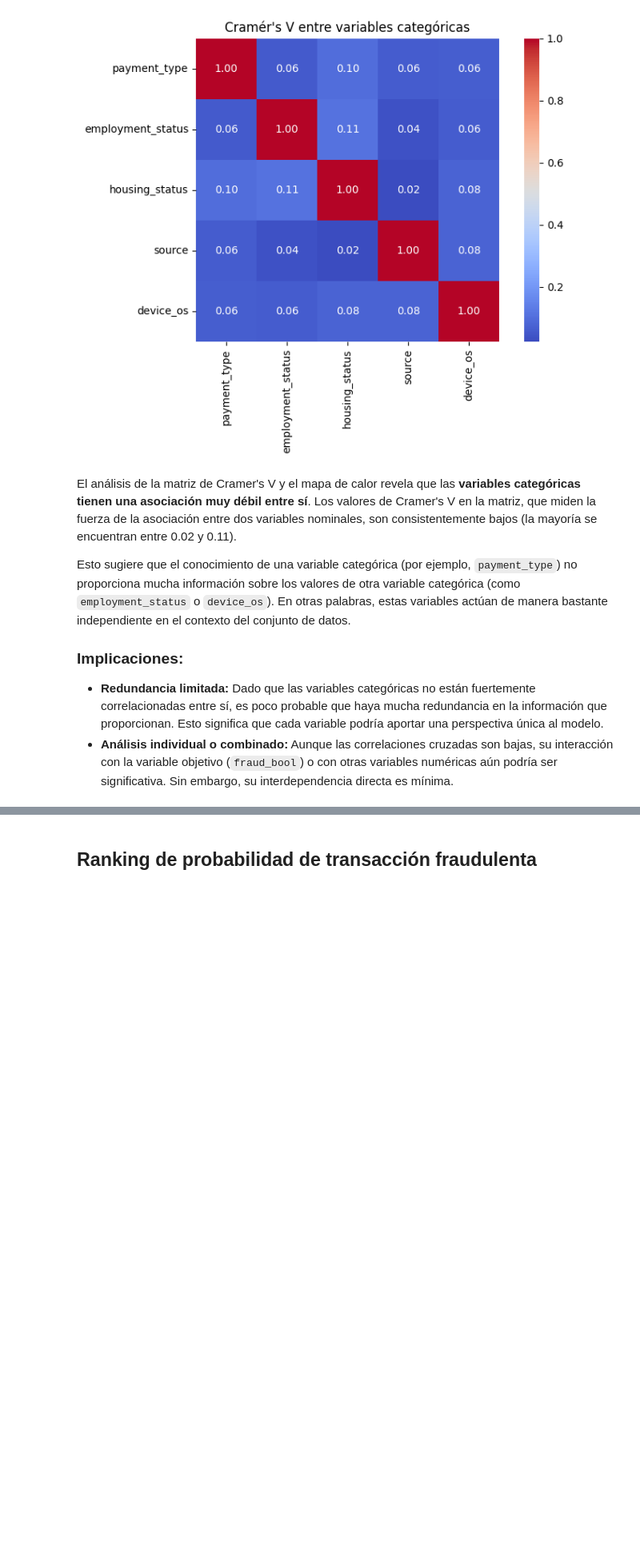
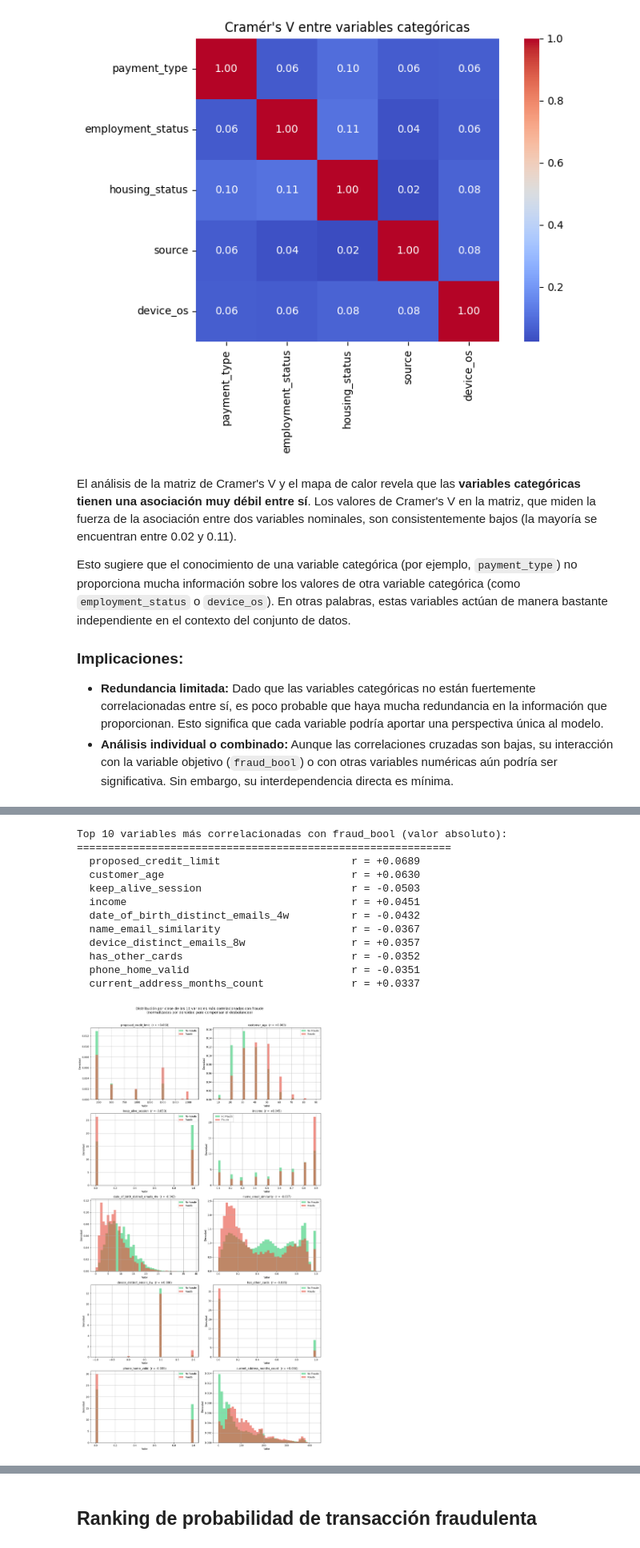
Before and after one commit to davidmir39/GuardianAI, a Jupyter notebook: GUARDIANAI_Hito2.ipynb, the cells around one changed output, grey strips where cells are left out. Shown at 80% size. Drawn from its saved outputs; the diff is of its cells as text; code cells hidden in the pictures; blank space fills up the shorter version.

```diff
--- a/GUARDIANAI_Hito2.ipynb
+++ b/GUARDIANAI_Hito2.ipynb
@@ -480,0 +539,68 @@ Esto sugiere que el conocimiento de una variable categórica (por ejemplo, `paym
+# %%
+# Identificar las variables más correlacionadas con fraud_bool
+fraud_corr = df.select_dtypes(include='number').corr()['fraud_bool'].drop('fraud_bool')
+fraud_corr_abs = fraud_corr.abs().sort_values(ascending=False)
+top_vars = fraud_corr_abs.head(10).index.tolist()
+
+print("Top 10 variables más correlacionadas con fraud_bool (valor absoluto):")
+print("=" * 60)
+for var in top_vars:
+    print(f"  {var:40s}  r = {fraud_corr[var]:+.4f}")
+
+# --- HISTOGRAMAS POR CLASE (densidad normalizada) ---
+fig, axes = plt.subplots(5, 2, figsize=(14, 25))
+axes = axes.flatten()
+
+for i, var in enumerate(top_vars):
+    ax = axes[i]
+    df[df['fraud_bool'] == 0][var].hist(bins=40, alpha=0.6, label='No Fraude',
+                                         color='#2ecc71', ax=ax, density=True)
+    df[df['fraud_bool'] == 1][var].hist(bins=40, alpha=0.6, label='Fraude',
+                                         color='#e74c3c', ax=ax, density=True)
+    ax.set_title(f'{var}  (r = {fraud_corr[var]:+.3f})', fontsize=11)
+    ax.set_xlabel('Valor')
+    ax.set_ylabel('Densidad')
+    ax.legend(fontsize=9)
+
+plt.suptitle('Distribución por clase de las 10 variables más correlacionadas con fraude\n'
+             '(normalizadas por densidad para compensar el desbalanceo)',
+             fontsize=14, y=1.01)
+plt.tight_layout()
+plt.savefig('latex/figures/histograms_by_class.png', dpi=150, bbox_inches='tight')
+plt.show()
+
+# --- BOXPLOTS POR CLASE ---
+fig, axes = plt.subplots(5, 2, figsize=(14, 25))
+axes = axes.flatten()
+
+for i, var in enumerate(top_vars):
+    ax = axes[i]
+    data_bp = [df[df['fraud_bool'] == 0][var].dropna(),
+               df[df['fraud_bool'] == 1][var].dropna()]
+    bp = ax.boxplot(data_bp, labels=['No Fraude', 'Fraude'], patch_artist=True, widths=0.6)
+    bp['boxes'][0].set_facecolor('#2ecc71')
+    bp['boxes'][0].set_alpha(0.7)
+    bp['boxes'][1].set_facecolor('#e74c3c')
+    bp['boxes'][1].set_alpha(0.7)
+    ax.set_title(f'{var}', fontsize=11)
+    ax.set_ylabel('Valor')
+
+plt.suptitle('Boxplots: Fraude vs No Fraude (Top 10 variables correlacionadas)',
+             fontsize=14, y=1.01)
+plt.tight_layout()
+plt.savefig('latex/figures/boxplots_by_class.png', dpi=150, bbox_inches='tight')
+plt.show()
+# %% [output]
+Top 10 variables más correlacionadas con fraud_bool (valor absoluto):
+============================================================
+  proposed_credit_limit                     r = +0.0689
+  customer_age                              r = +0.0630
+  keep_alive_session                        r = -0.0503
+  income                                    r = +0.0451
+  date_of_birth_distinct_emails_4w          r = -0.0432
+  name_email_similarity                     r = -0.0367
+  device_distinct_emails_8w                 r = +0.0357
+  has_other_cards                           r = -0.0352
+  phone_home_valid                          r = -0.0351
+  current_address_months_count              r = +0.0337
+[figure, added]
```
Also changed, not shown: parts of 14 cells of this notebook, 11 other files.
